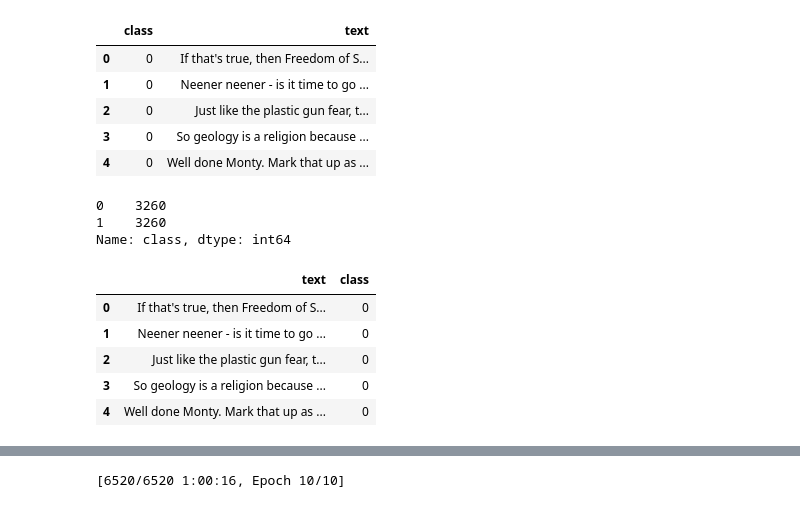
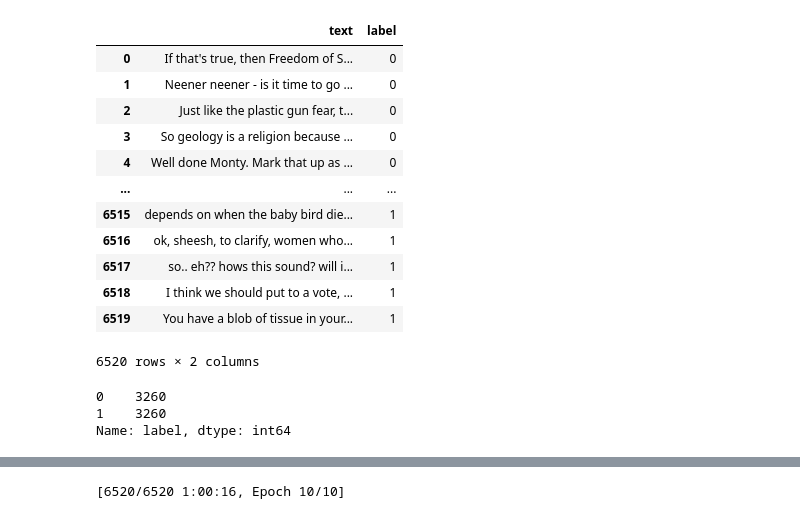
Before and after one commit to danieltannn/ITP_24, a Jupyter notebook: BERT.ipynb, the cells around one changed output, grey strips where cells are left out. Drawn from its saved outputs; the diff is of its cells as text; code cells hidden in the pictures.

```diff
--- a/BERT.ipynb
+++ b/BERT.ipynb
@@ -25,28 +23,32 @@ import pandas as pd
-# %%
-# https://www.kaggle.com/competitions/jigsaw-toxic-comment-classification-challenge/data
-data = pd.read_csv("reformed.csv")
-data.head()
-# %% [output]
-|  | class | text |
-| 0 | 0 | If that's true, then Freedom of S... |
-| 1 | 0 | Neener neener - is it time to go ... |
-| 2 | 0 | Just like the plastic gun fear, t... |
-| 3 | 0 | So geology is a religion because ... |
-| 4 | 0 | Well done Monty. Mark that up as ... |
-# %%
-data['class'].value_counts()
-# %% [output]
-0    3260
-1    3260
-Name: class, dtype: int64
-# %%
-data = data[['text','class']]
-data.head()
-# %% [output]
-|  | text | class |
-| 0 | If that's true, then Freedom of S... | 0 |
-| 1 | Neener neener - is it time to go ... | 0 |
-| 2 | Just like the plastic gun fear, t... | 0 |
-| 3 | So geology is a religion because ... | 0 |
-| 4 | Well done Monty. Mark that up as ... | 0 |
+# %%
+import pandas as pd
+
+# Loading and Cleaning the dataset
+# The cleaning process involves converting all the "sarc" and "nosarc" to 1 and 0 respectively
+# The cleaning process also included a new header "label" and dropping the "class" header
+df = pd.read_csv('GEN-sarc-notsarc.csv', usecols=['text', 'class'])
+df['label'] = df['class'].apply(lambda x: 1 if x == 'sarc' else 0)
+df = df.drop('class', axis=1)
+df
+# %% [output]
+|  | text | label |
+| 0 | If that's true, then Freedom of S... | 0 |
+| 1 | Neener neener - is it time to go ... | 0 |
+| 2 | Just like the plastic gun fear, t... | 0 |
+| 3 | So geology is a religion because ... | 0 |
+| 4 | Well done Monty. Mark that up as ... | 0 |
+| ... | ... | ... |
+| 6515 | depends on when the baby bird die... | 1 |
+| 6516 | ok, sheesh, to clarify, women who... | 1 |
+| 6517 | so.. eh?? hows this sound? will i... | 1 |
+| 6518 | I think we should put to a vote, ... | 1 |
+| 6519 | You have a blob of tissue in your... | 1 |
+6520 rows × 2 columns
+# %%
+# This code is to show that the amount of sarc and nosarc is equal at 3260 each
+df['label'].value_counts()
+# %% [output]
+0    3260
+1    3260
+Name: label, dtype: int64
 # %%
```
Also changed, not shown: parts of 14 cells of this notebook.
